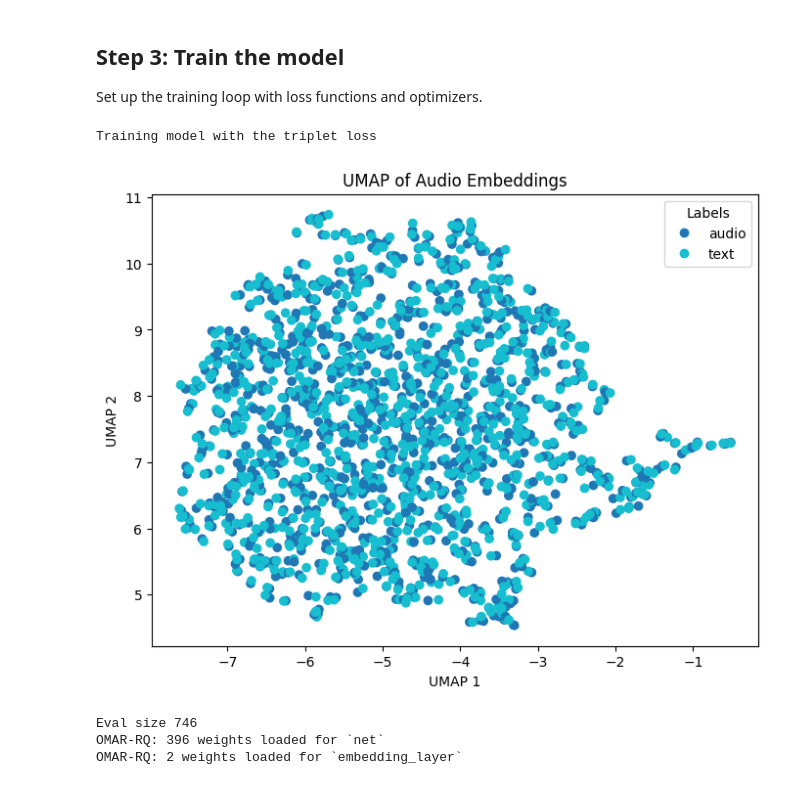
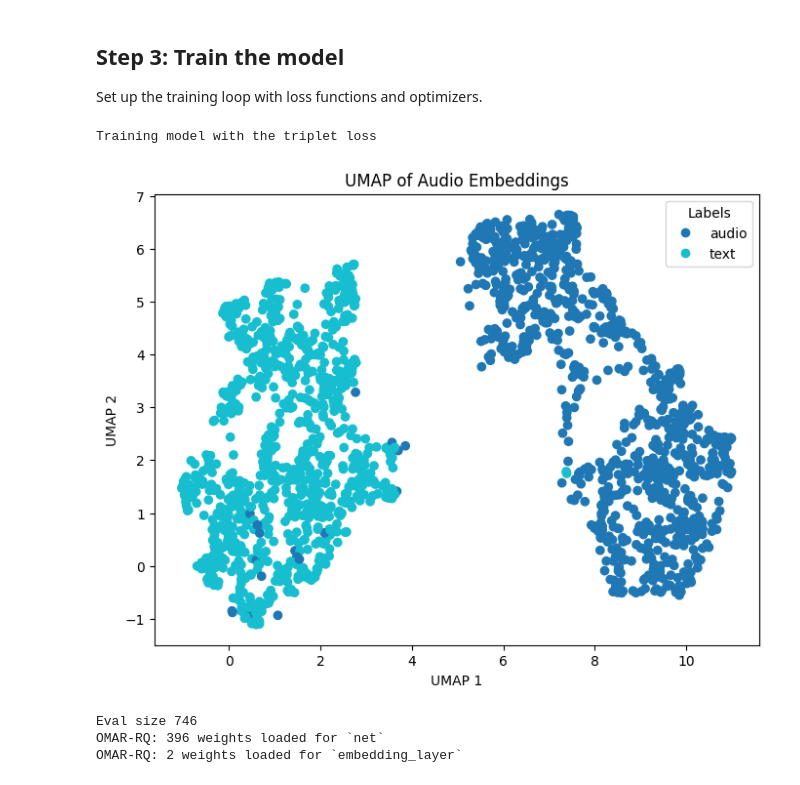
Before and after one commit to manueleco/ml-for-sound-and-music, a Jupyter notebook: lab10/10_01_text_audio_models.ipynb, the cells around one changed output. Drawn from its saved outputs; the diff is of its cells as text; code cells hidden in the pictures.

```diff
--- a/lab10/10_01_text_audio_models.ipynb
+++ b/lab10/10_01_text_audio_models.ipynb
@@ -110,13 +105,23 @@ class TextAudioDataset(Dataset):
         self.text_encoder.eval()
 
         # Load audio and labels
+        self.audio_rep = {}
+        self.text_rep = []
         self.tids = []
-        self.audio_rep = {}
-        self.text_rep = {}
-        for track in tqdm(self.dataset, desc="Loading audio"):
+        for i, track in tqdm(enumerate(self.dataset), desc="Loading embeddings"):
             tid = track[tid_name]
             self.tids.append(tid)
 
+            # Extract text representations
+            text = track["caption"]
+            x_t = self.text_encoder.encode(text, convert_to_tensor=True, device=self.device)
+            self.text_rep.append(x_t)
+
+            if tid in self.audio_rep:
+                # already stored the audio embedding
+                continue
+
+            # Load audio
             audio = track[audio_name]["array"]
             sr = track[audio_name]["sampling_rate"]
             audio = torch.tensor(audio, dtype=torch.float).to(self.device)
@@ -137,16 +142,11 @@ class TextAudioDataset(Dataset):
                 audio = self.resample(audio.float())
 
             # Extract audio representations
-            with torch.no_grad():
+            with torch.inference_mode():
               x_a = self.audio_encoder.extract_embeddings(audio, layers=self.layers)
 
             # Average across layers, segments, and timestamps
             self.audio_rep[tid] = torch.mean(x_a, dim=[0, 1, 2])
-
-            # Extract text representations
-            text = track["caption"]
-            x_t = self.text_encoder.encode(text, convert_to_tensor=True, device=self.device)
-            self.text_rep[tid] = x_t
 
     def __len__(self):
         return len(self.tids)
@@ -154,7 +154,7 @@ class TextAudioDataset(Dataset):
     def __getitem__(self, idx):
         tid = self.tids[idx]
 
-        return {"audio_rep": self.audio_rep[tid], "text_rep": self.text_rep[tid]}
+        return {"audio_rep": self.audio_rep[tid], "text_rep": self.text_rep[idx], "tid": tid}
 # %%
 train_dataset = TextAudioDataset(ds_train, device=device)
 val_dataset = TextAudioDataset(ds_val, device=device)
@@ -178,11 +177,11 @@ class CLAP(nn.Module):
         self.embed_size = embed_size
 
         self.proj_a = nn.Linear(self.a_rep_size, self.embed_size)
-        self.proj_z = nn.Linear(self.t_rep_size, self.embed_size)
+        self.proj_t = nn.Linear(self.t_rep_size, self.embed_size)
 
     def forward(self, x_a, x_t):
         z_a = self.proj_a(x_a)
-        z_t = self.proj_z(x_a)
+        z_t = self.proj_t(x_t)
 
         return z_a, z_t
 # %%
@@ -199,7 +198,7 @@ def plot_val_embeddings(model, device="cuda"):
         x_a = batch["audio_rep"].to(device)
         x_t = batch["text_rep"].to(device)
 
-        with torch.no_grad():
+        with torch.inference_mode():
             z_a, z_t = model(x_a, x_t)
 
         embeddings.append(z_a.cpu().numpy())
@@ -236,7 +235,7 @@ def plot_val_embeddings(model, device="cuda"):
     plt.ylabel("UMAP 2")
     plt.show()
 # %%
-model = CLAP(a_rep_size=512, t_rep_size=512, embed_size=256).to(device)
+model = CLAP(a_rep_size=512, t_rep_size=768, embed_size=256).to(device)
 
 num_params = sum(p.numel() for p in model.parameters() if p.requires_grad)
 print(f"CLAP Trainable parameters: {num_params}")
@@ -331,14 +330,14 @@ def InfoNCE(z_1, z_2, temp=0.5):
     # Symmetric SimCLR loss
     return 0.5 * (loss_12 + loss_21)
 # %%
-model = CLAP(a_rep_size=512, t_rep_size=512, embed_size=256).to(device)
+model = CLAP(a_rep_size=512, t_rep_size=768, embed_size=256).to(device)
 
 print("\nTraining model with the triplet loss")
 train(model, train_dataset, val_dataset, InfoNCE, n_epochs=20, device=device, batch_size=64)
 plot_val_embeddings(model, device=device)
 # %% [output]
 Training model with the triplet loss
-[figure, old version]
+[figure, new version]
 # %%
 ds_eval = load_dataset("renumics/song-describer-dataset")["train"]
 
```
Also changed, not shown: parts of 8 cells of this notebook, 19 other files.
